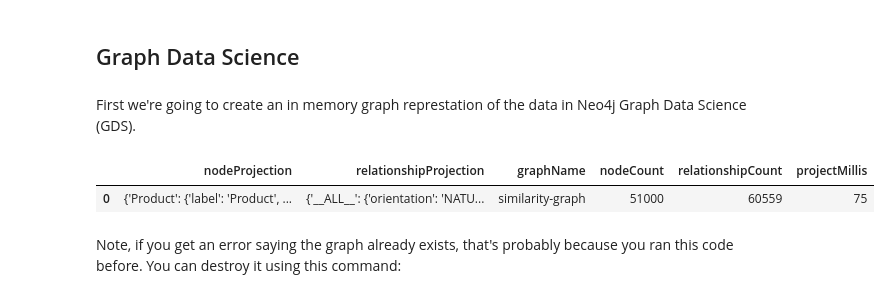
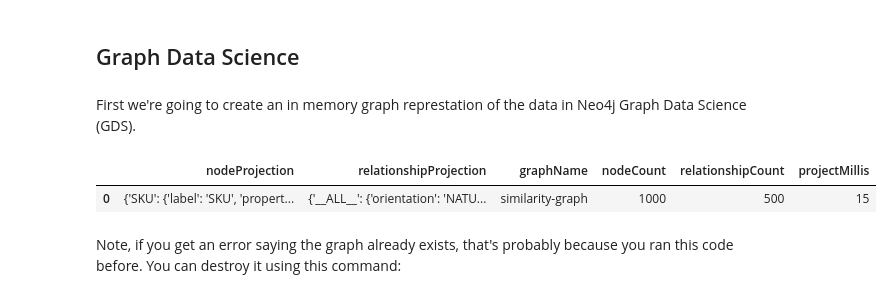
Before and after one commit to ezhilvendhan/ecommerce-demo-gds-vertex-ai, a Jupyter notebook: similarity.ipynb, the cells around one changed output. Cells and saved outputs as stored; diff of their text form; code cells hidden in the pictures.

```diff
--- a/similarity.ipynb
+++ b/similarity.ipynb
@@ -90,7 +98,7 @@ result = gds.run_cypher(
   """
     LOAD CSV WITH HEADERS
     FROM 'https://raw.githubusercontent.com/ezhilvendhan/ecommerce-demo-gds-vertex-ai/main/data/import_node_sku.csv' AS line WITH line
-    MERGE (n:SKU {id:line.id,name:line.name,attributes:line.attributes,brand:line.brand,colour:line.colour,serial:line.serial})
+    MERGE (n:SKU {id:line.id,name:line.name,attributes:line.attributes,brand:toInteger(line.brand),colour:toInteger(line.colour),serial:toInteger(line.serial)})
   """
 )
 display(result)
@@ -216,16 +224,18 @@ First we're going to create an in memory graph represtation of the data in Neo4j
 # %%
 result = gds.run_cypher(
   """
-    CALL gds.graph.project('similarity-graph',
-      ['Product', 'SKU'],
-      '*'
+    CALL gds.graph.project(
+      'similarity-graph',
+      'SKU',
+      '*',
+      {nodeProperties:['brand', 'colour', 'serial']}
     )
   """
 )
 display(result)
 # %% [output]
 |  | nodeProjection | relationshipProjection | graphName | nodeCount | relationshipCount | projectMillis |
-| 0 | {'Product': {'label': 'Product', ... | {'__ALL__': {'orientation': 'NATU... | similarity-graph | 51000 | 60559 | 75 |
+| 0 | {'SKU': {'label': 'SKU', 'propert... | {'__ALL__': {'orientation': 'NATU... | similarity-graph | 1000 | 500 | 15 |
 # %% [markdown]
 Note, if you get an error saying the graph already exists, that's probably because you ran this code before. You can destroy it using this command:
 # %%
```
Also changed, not shown: parts of 13 cells of this notebook.
